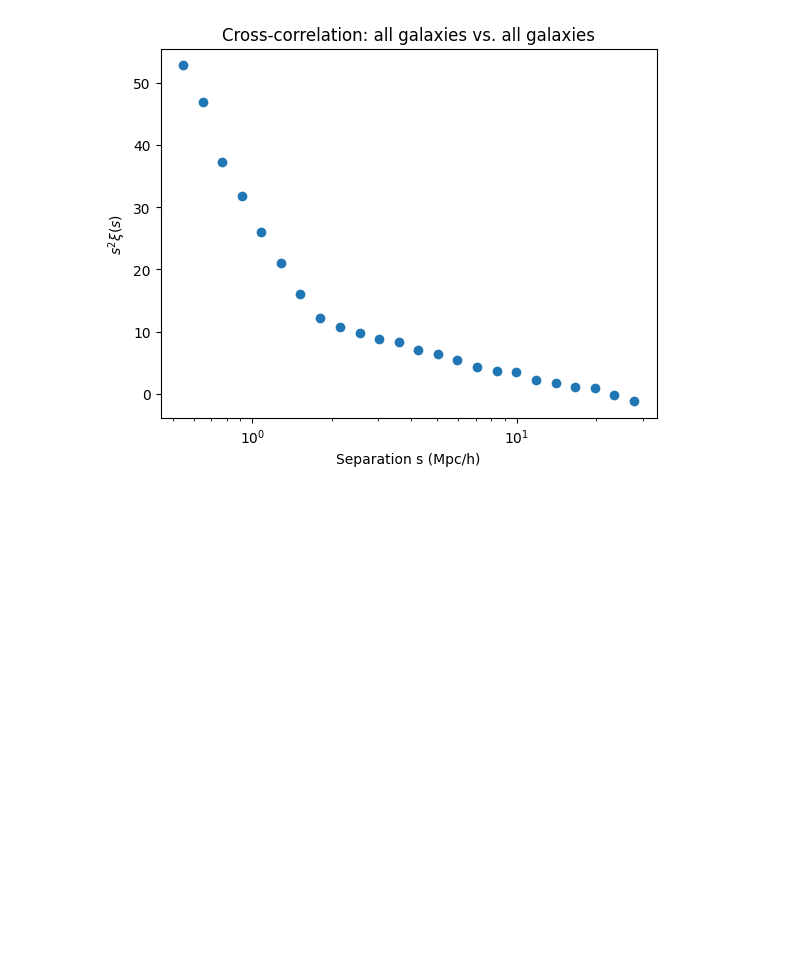
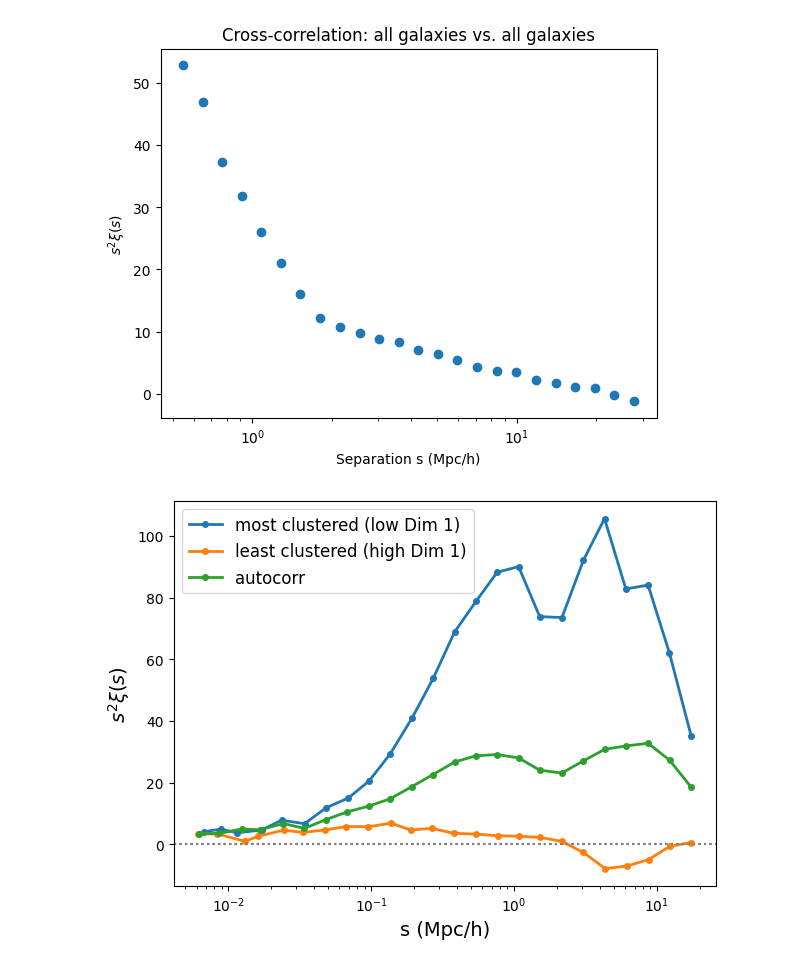
Before and after one commit to asmuzsoy/galaxy-manifolds, a Jupyter notebook: cross_correlations.ipynb, the cells around one changed output. Cells and saved outputs as stored; diff of their text form; code cells hidden in the pictures; blank space fills up the shorter version.

Commit message:
making plots etc

```diff
--- a/cross_correlations.ipynb
+++ b/cross_correlations.ipynb
@@ -240,3 +243,72 @@ s =  19.75 Mpc/h   xi = +0.0465
 s =  23.40 Mpc/h   xi = -0.0107
 s =  27.79 Mpc/h   xi = -0.0439
 [figure]
+# %%
+def plot_cross_corr(mask, positions=positions_z0, boxsize=75.0, edges=None,
+                    los='z', nthreads=4, ax=None, label=None, plot_s_squared = False, color=None, linestyle='-'):
+    """
+    Cross-correlate the masked subpopulation against ALL galaxies and plot xi(s).
+
+    Parameters
+    ----------
+    mask : bool array, shape (N,)
+        Selects the subpopulation (sample 2); sample 1 is all galaxies.
+    positions : (N, 3) array
+        Galaxy positions in Mpc/h, row-aligned with `mask`.
+    boxsize : float
+        Periodic box length (Mpc/h).
+    edges : array or None
+        s bin edges (Mpc/h). Defaults to log-spaced 0.5–30.
+    ax : matplotlib Axes or None
+        If given, draw onto it (for overlays); else make a new figure.
+    label : str or None
+        Legend label for this curve.
+
+    Returns
+    -------
+    s, xi : arrays
+    """
+    if edges is None:
+        edges = np.logspace(np.log10(0.005), np.log10(20.0), 25)
+
+    pos_all = positions % boxsize
+    pos_sub = positions[mask] % boxsize
+
+    result = TwoPointCorrelationFunction(
+        's', edges,
+        data_positions1=pos_all.T,        # all galaxies
+        data_positions2=pos_sub.T,        # masked subpopulation
+        position_type='xyz',              # arrays are (3, N) after .T
+        los=los,
+        boxsize=boxsize,
+        nthreads=nthreads,
+    )
+    s, xi = result(return_sep=True)
+
+    if ax is None:
+        fig, ax = plt.subplots(figsize=(7, 5))
+    ax.set_xscale('log')
+    if plot_s_squared:
+        ax.plot(s, s**2 * xi, marker='o', markersize=4, lw=2, label=label, color=color, linestyle=linestyle)
+        ax.set_ylabel(r'$s^2 \xi(s)$', fontsize=14)
+    else:
+        ax.plot(s, xi, marker='o', markersize=4, lw=2, label=label, color=color, linestyle=linestyle)
+        ax.set_ylabel(r'$\xi(s)$', fontsize=14)
+
+    ax.axhline(0, ls=':', color='gray')
+    ax.set_xlabel('s (Mpc/h)', fontsize=14)
+    if label is not None:
+        ax.legend(fontsize=12)
+
+    return s, xi
+
+
+fig, ax = plt.subplots(figsize=(7, 5))
+
+plot_cross_corr(dim1 <= np.percentile(dim1, 20), ax=ax, label='most clustered (low Dim 1)', plot_s_squared=True)
+plot_cross_corr(dim1 >= np.percentile(dim1, 80), ax=ax, label='least clustered (high Dim 1)', plot_s_squared=True)
+plot_cross_corr(dim1 <= np.max(dim1), ax=ax, label='autocorr', plot_s_squared=True)
+
+plt.show()
+# %% [output]
+[figure, added]
```
Also changed, not shown: parts of 8 cells of this notebook, 2 other files.
